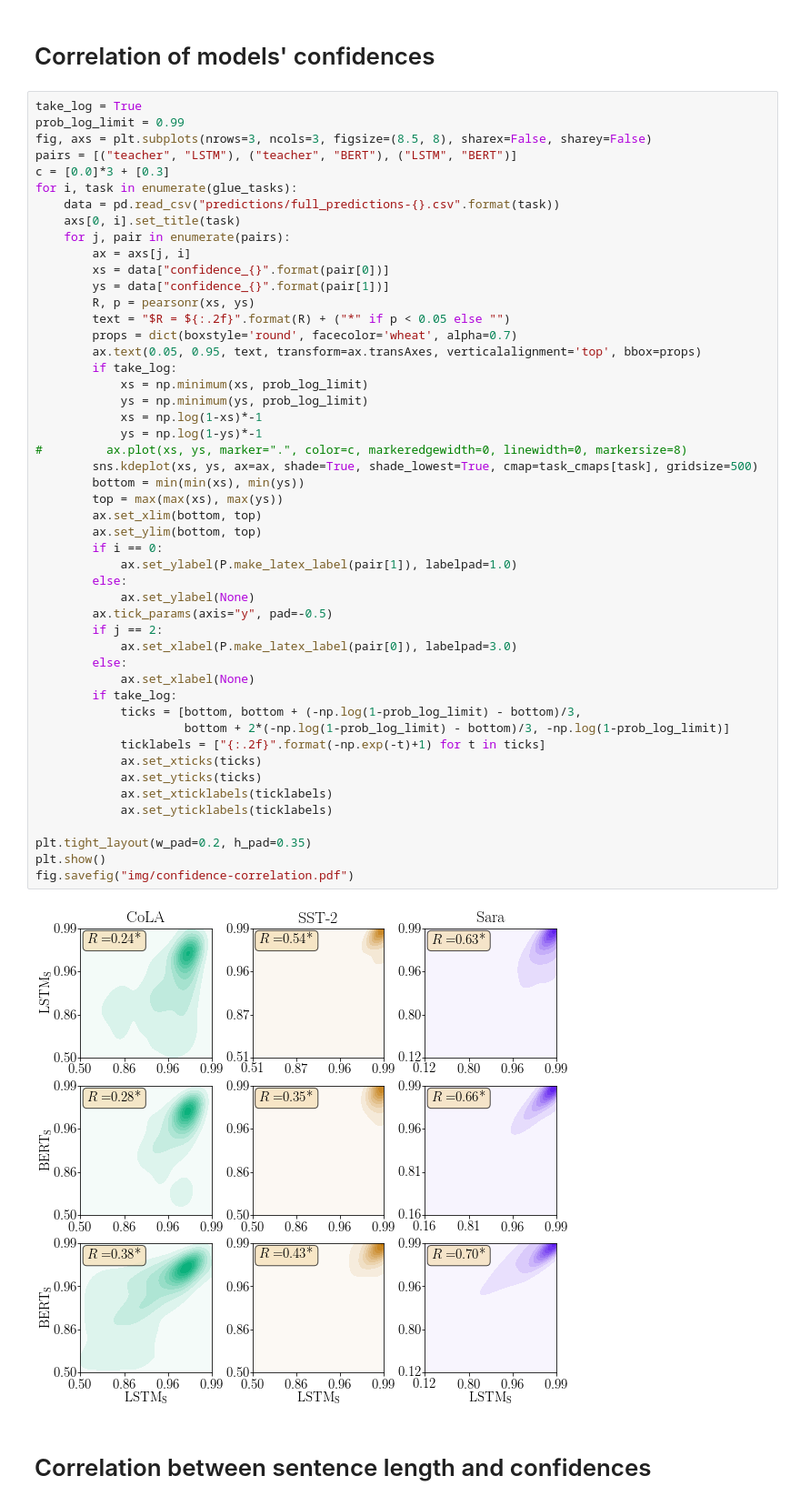
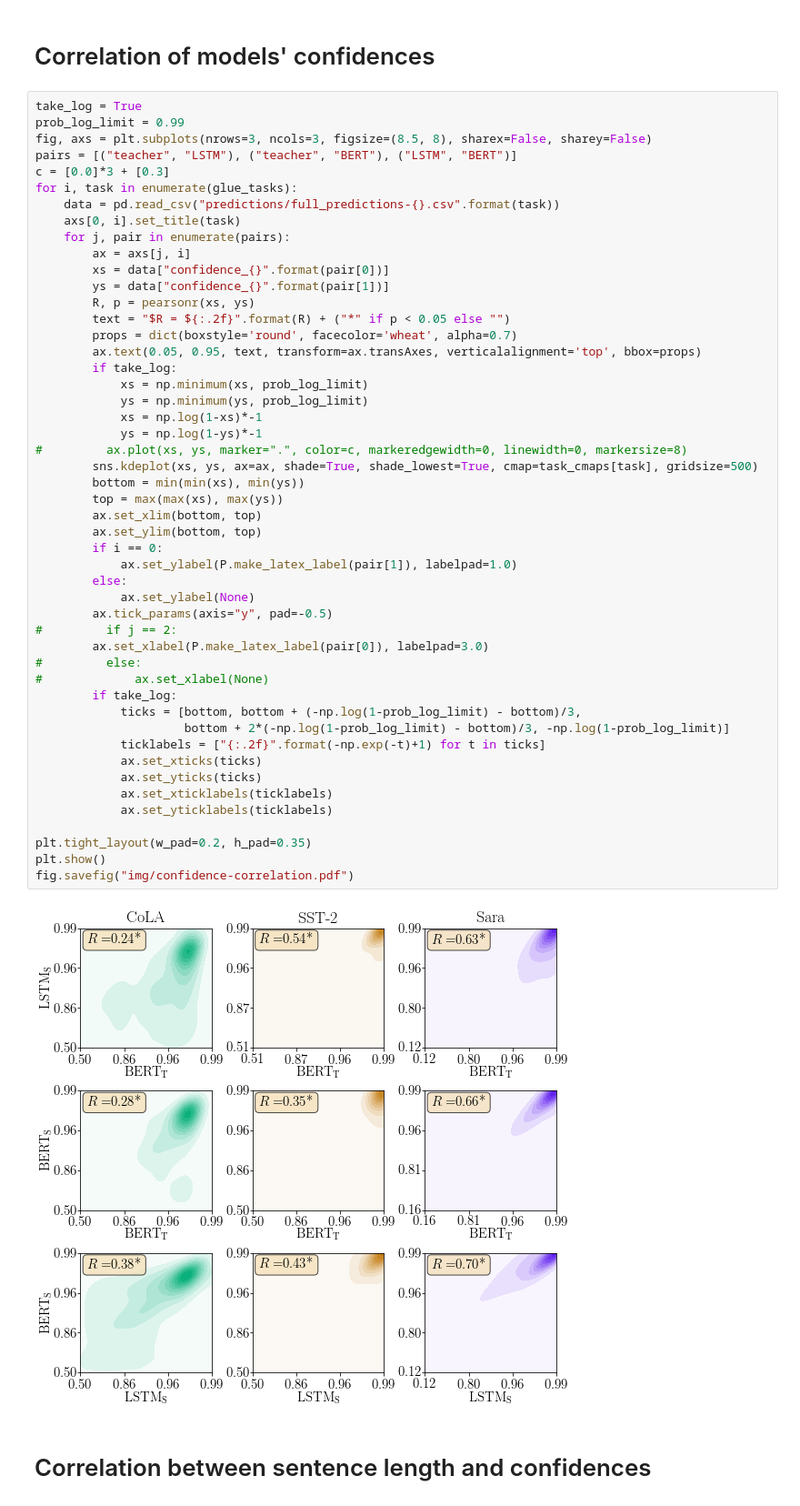
Before and after one commit to samsucik/knowledge-distil-bert, a Jupyter notebook: experiments/analysis/General plotting.ipynb, the cells around one changed output. Shown at 91% size. Cells and saved outputs as stored; diff of their text form.

Commit message:
Correct the confidence correlation plot (add back all axis labels).

```diff
--- a/experiments/analysis/General plotting.ipynb
+++ b/experiments/analysis/General plotting.ipynb
@@ -403,38 +403,38 @@ for i, task in enumerate(glue_tasks):
         ax.text(0.05, 0.95, text, transform=ax.transAxes, verticalalignment='top', bbox=props)
         if take_log:
             xs = np.minimum(xs, prob_log_limit)
             ys = np.minimum(ys, prob_log_limit)
             xs = np.log(1-xs)*-1
             ys = np.log(1-ys)*-1
 #         ax.plot(xs, ys, marker=".", color=c, markeredgewidth=0, linewidth=0, markersize=8)
         sns.kdeplot(xs, ys, ax=ax, shade=True, shade_lowest=True, cmap=task_cmaps[task], gridsize=500)
         bottom = min(min(xs), min(ys))
         top = max(max(xs), max(ys))
         ax.set_xlim(bottom, top)
         ax.set_ylim(bottom, top)
         if i == 0:
             ax.set_ylabel(P.make_latex_label(pair[1]), labelpad=1.0)
         else:
             ax.set_ylabel(None)
         ax.tick_params(axis="y", pad=-0.5)
-        if j == 2:
-            ax.set_xlabel(P.make_latex_label(pair[0]), labelpad=3.0)
-        else:
-            ax.set_xlabel(None)
+#         if j == 2:
+        ax.set_xlabel(P.make_latex_label(pair[0]), labelpad=3.0)
+#         else:
+#             ax.set_xlabel(None)
         if take_log:
             ticks = [bottom, bottom + (-np.log(1-prob_log_limit) - bottom)/3,
                      bottom + 2*(-np.log(1-prob_log_limit) - bottom)/3, -np.log(1-prob_log_limit)]
             ticklabels = ["{:.2f}".format(-np.exp(-t)+1) for t in ticks]
             ax.set_xticks(ticks)
             ax.set_yticks(ticks)
             ax.set_xticklabels(ticklabels)
             ax.set_yticklabels(ticklabels)
 
 plt.tight_layout(w_pad=0.2, h_pad=0.35)
 plt.show()
 fig.savefig("img/confidence-correlation.pdf")
 # %% [output]
-[figure, old version]
+[figure, new version]
 # %% [markdown]
 # Correlation between sentence length and confidences
 # %%
```
Also changed, not shown: parts of 1 cell of this notebook, 2 other files.
